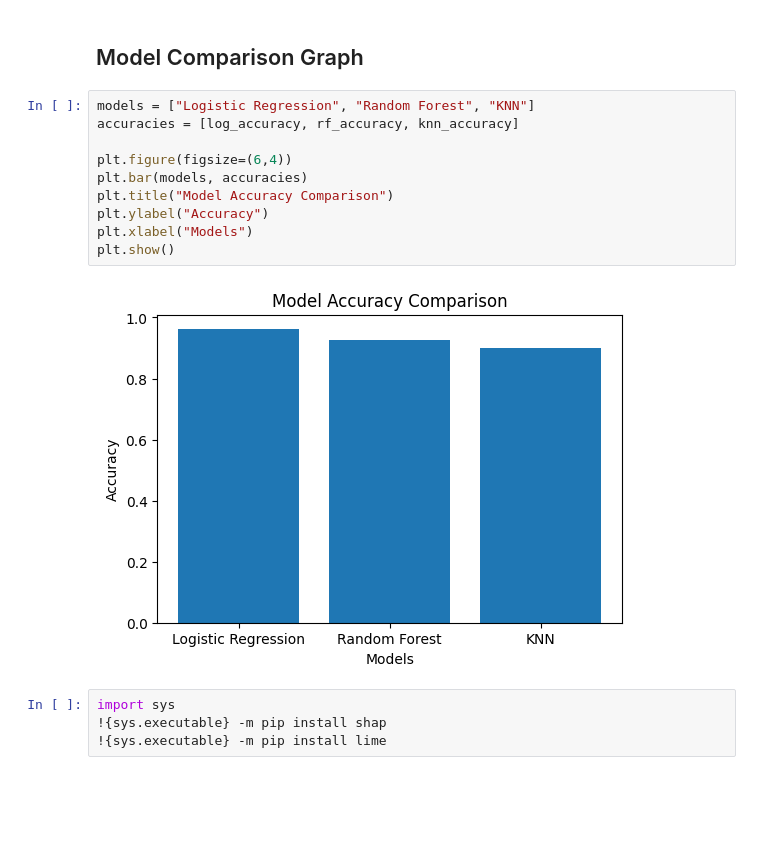
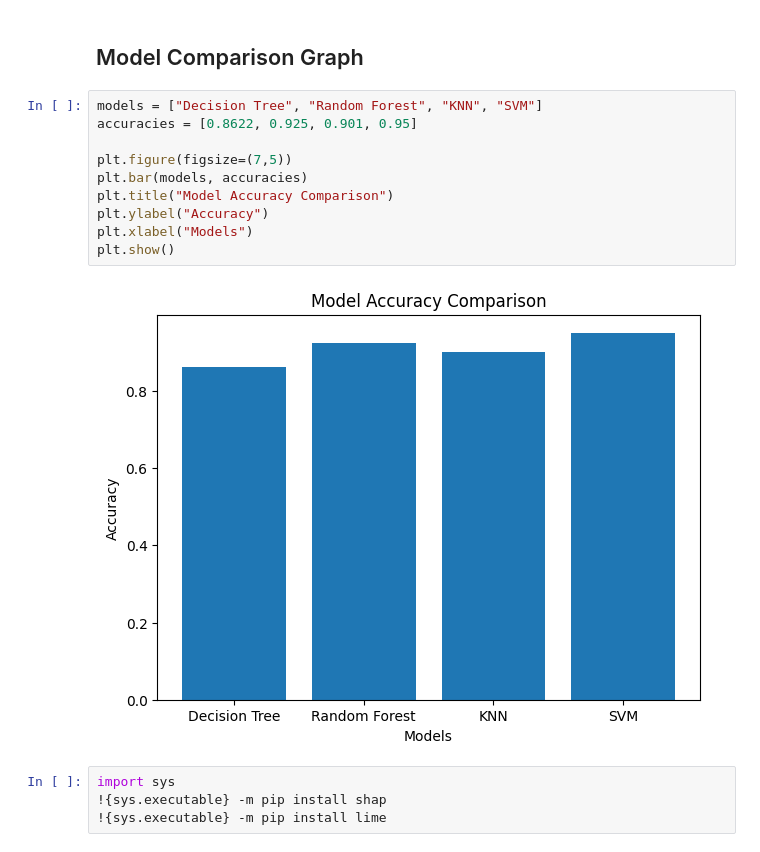
Before and after one commit to MuskanAggarwal30/human-activity-recognition, a Jupyter notebook: har_project.ipynb, the cells around one changed output. Drawn from its saved outputs; the diff is of its cells as text; blank space fills up the shorter version.

```diff
--- a/har_project.ipynb
+++ b/har_project.ipynb
@@ -228,17 +362,17 @@ plt.show()
 # %% [markdown]
 ## Model Comparison Graph
 # %%
-models = ["Logistic Regression", "Random Forest", "KNN"]
-accuracies = [log_accuracy, rf_accuracy, knn_accuracy]
+models = ["Decision Tree", "Random Forest", "KNN", "SVM"]
+accuracies = [0.8622, 0.925, 0.901, 0.95]
 
-plt.figure(figsize=(6,4))
+plt.figure(figsize=(7,5))
 plt.bar(models, accuracies)
 plt.title("Model Accuracy Comparison")
 plt.ylabel("Accuracy")
 plt.xlabel("Models")
 plt.show()
 # %% [output]
-[figure, old version]
+[figure, new version]
 # %%
 import sys
 !{sys.executable} -m pip install shap
```
Also changed, not shown: parts of 16 cells of this notebook.
